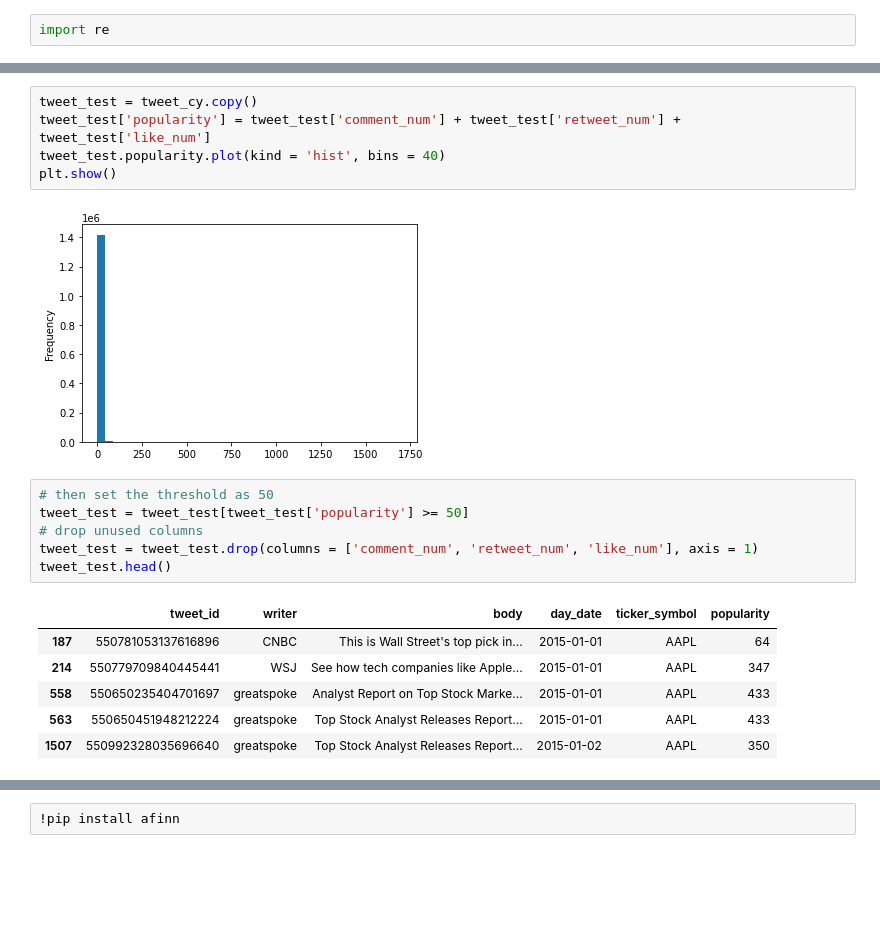
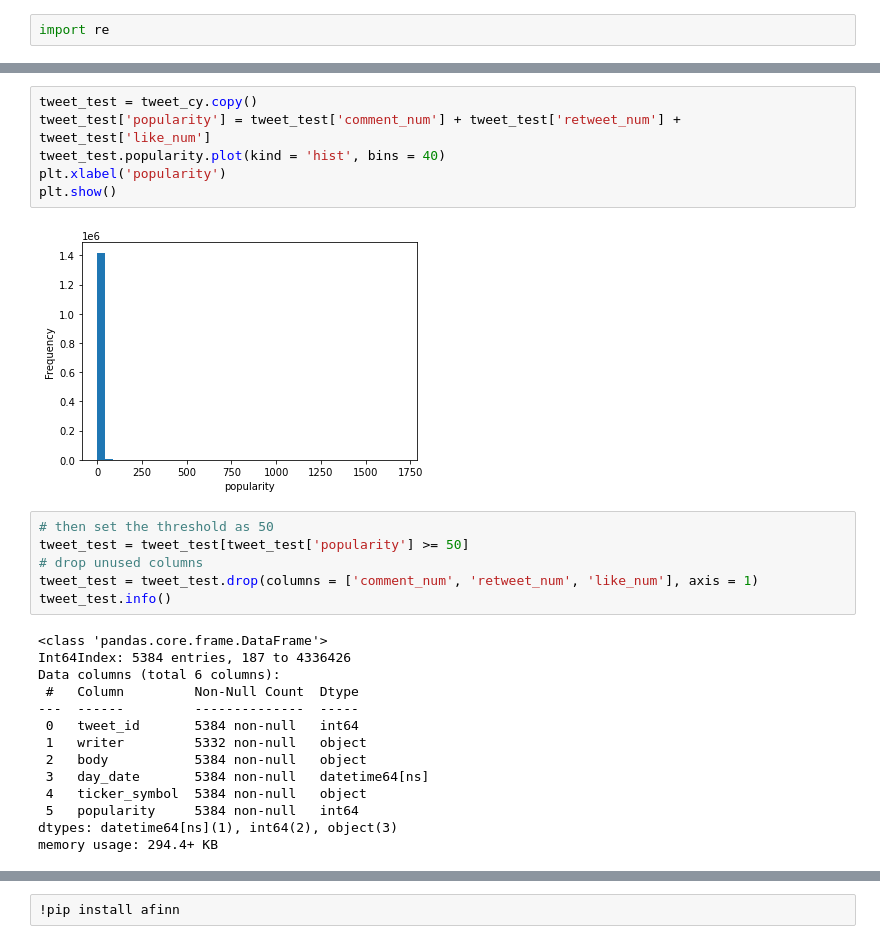
Before and after one commit to francestang1117/Sentiment-Analysis-of-Apple-company, a Jupyter notebook: code.ipynb, the cells around one changed output, grey strips where cells are left out. Drawn from its saved outputs; the diff is of its cells as text; blank space fills up the shorter version.

Commit message:
modify code and add some functions, figures
Former-commit-id: 8fd3e41ba52b113566df10e3f7cebbb7dd6cf4eb

```diff
--- a/code.ipynb
+++ b/code.ipynb
@@ -185,20 +205,28 @@ def remove_stopwords(content):
 # %%
 tweet_test = tweet_cy.copy()
 tweet_test['popularity'] = tweet_test['comment_num'] + tweet_test['retweet_num'] + tweet_test['like_num']
 tweet_test.popularity.plot(kind = 'hist', bins = 40)
+plt.xlabel('popularity')
 plt.show()
 # %% [output]
-[figure, old version]
+[figure, new version]
 # %%
 # then set the threshold as 50
 tweet_test = tweet_test[tweet_test['popularity'] >= 50]
 # drop unused columns
 tweet_test = tweet_test.drop(columns = ['comment_num', 'retweet_num', 'like_num'], axis = 1)
-tweet_test.head()
+tweet_test.info()
 # %% [output]
-|  | tweet_id | writer | body | day_date | ticker_symbol | popularity |
-| 187 | 550781053137616896 | CNBC | This is Wall Street's top pick in... | 2015-01-01 | AAPL | 64 |
-| 214 | 550779709840445441 | WSJ | See how tech companies like Apple... | 2015-01-01 | AAPL | 347 |
-| 558 | 550650235404701697 | greatspoke | Analyst Report on Top Stock Marke... | 2015-01-01 | AAPL | 433 |
-| 563 | 550650451948212224 | greatspoke | Top Stock Analyst Releases Report... | 2015-01-01 | AAPL | 433 |
-| 1507 | 550992328035696640 | greatspoke | Top Stock Analyst Releases Report... | 2015-01-02 | AAPL | 350 |
+<class 'pandas.core.frame.DataFrame'>
+Int64Index: 5384 entries, 187 to 4336426
+Data columns (total 6 columns):
+ #   Column         Non-Null Count  Dtype
+---  ------         --------------  -----
+ 0   tweet_id       5384 non-null   int64
+ 1   writer         5332 non-null   object
+ 2   body           5384 non-null   object
+ 3   day_date       5384 non-null   datetime64[ns]
+ 4   ticker_symbol  5384 non-null   object
+ 5   popularity     5384 non-null   int64
+dtypes: datetime64[ns](1), int64(2), object(3)
+memory usage: 294.4+ KB
```
Also changed, not shown: parts of 57 cells of this notebook, 1 other file.
